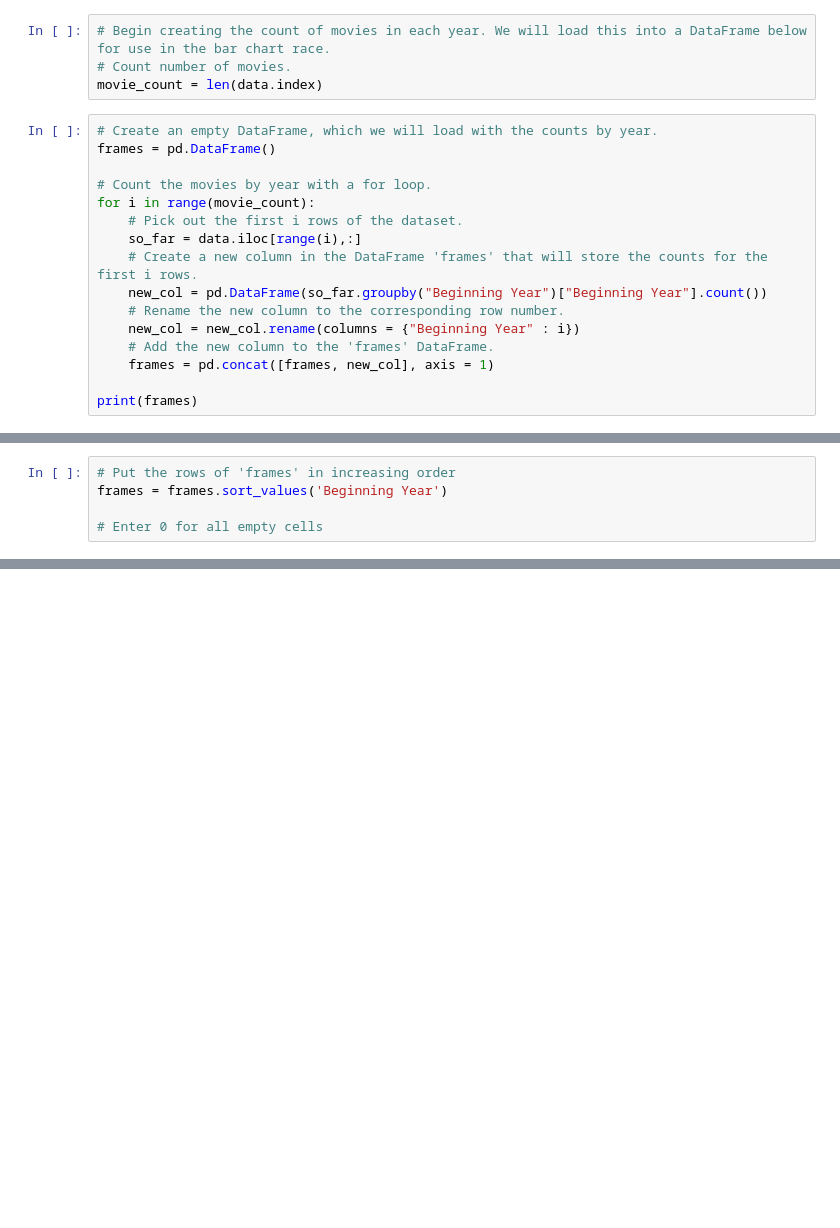
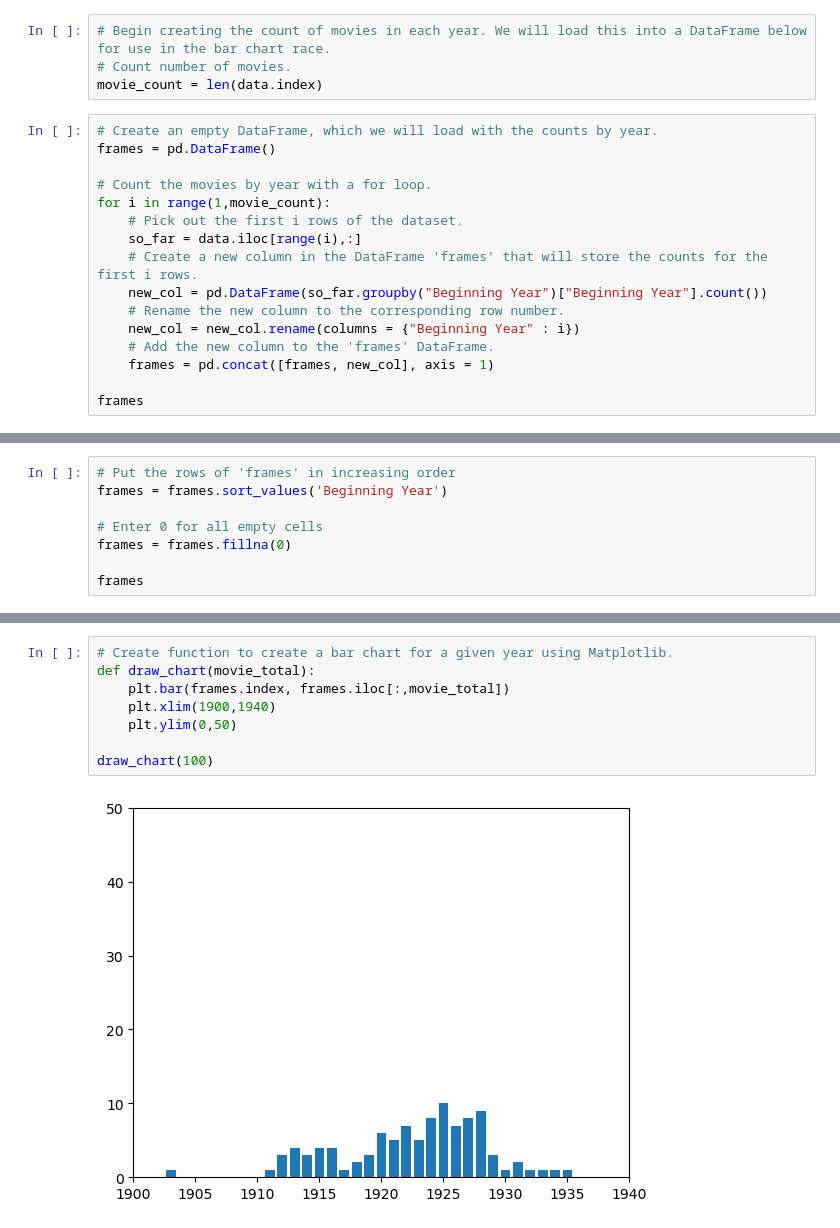
Before and after one commit to ZaneHuttinga/silent-features, a Jupyter notebook: silent_features.ipynb, the cells around one changed output, grey strips where cells are left out. Cells and saved outputs as stored; diff of their text form; blank space fills up the shorter version.

Commit message:
Made function to create individual frames for bar chart race animation.

```diff
--- a/silent_features.ipynb
+++ b/silent_features.ipynb
@@ -18,7 +18,7 @@ movie_count = len(data.index)
 frames = pd.DataFrame()
 
 # Count the movies by year with a for loop.
-for i in range(movie_count):
+for i in range(1,movie_count):
     # Pick out the first i rows of the dataset.
     so_far = data.iloc[range(i),:]
     # Create a new column in the DataFrame 'frames' that will store the counts for the first i rows.
@@ -28,5 +28,5 @@ for i in range(movie_count):
     # Add the new column to the 'frames' DataFrame.
     frames = pd.concat([frames, new_col], axis = 1)
 
-print(frames)
+frames
 # %% [output]
@@ -52,3 +54,6 @@ Beginning Year                                                    ...
 frames = frames.sort_values('Beginning Year')
 
 # Enter 0 for all empty cells
+frames = frames.fillna(0)
+
+frames
@@ -54,0 +80,10 @@ frames = frames.sort_values('Beginning Year')
+# %%
+# Create function to create a bar chart for a given year using Matplotlib.
+def draw_chart(movie_total):
+    plt.bar(frames.index, frames.iloc[:,movie_total])
+    plt.xlim(1900,1940)
+    plt.ylim(0,50)
+
+draw_chart(100)
+# %% [output]
+[figure, added]
```
Also changed, not shown: parts of 2 cells of this notebook.
